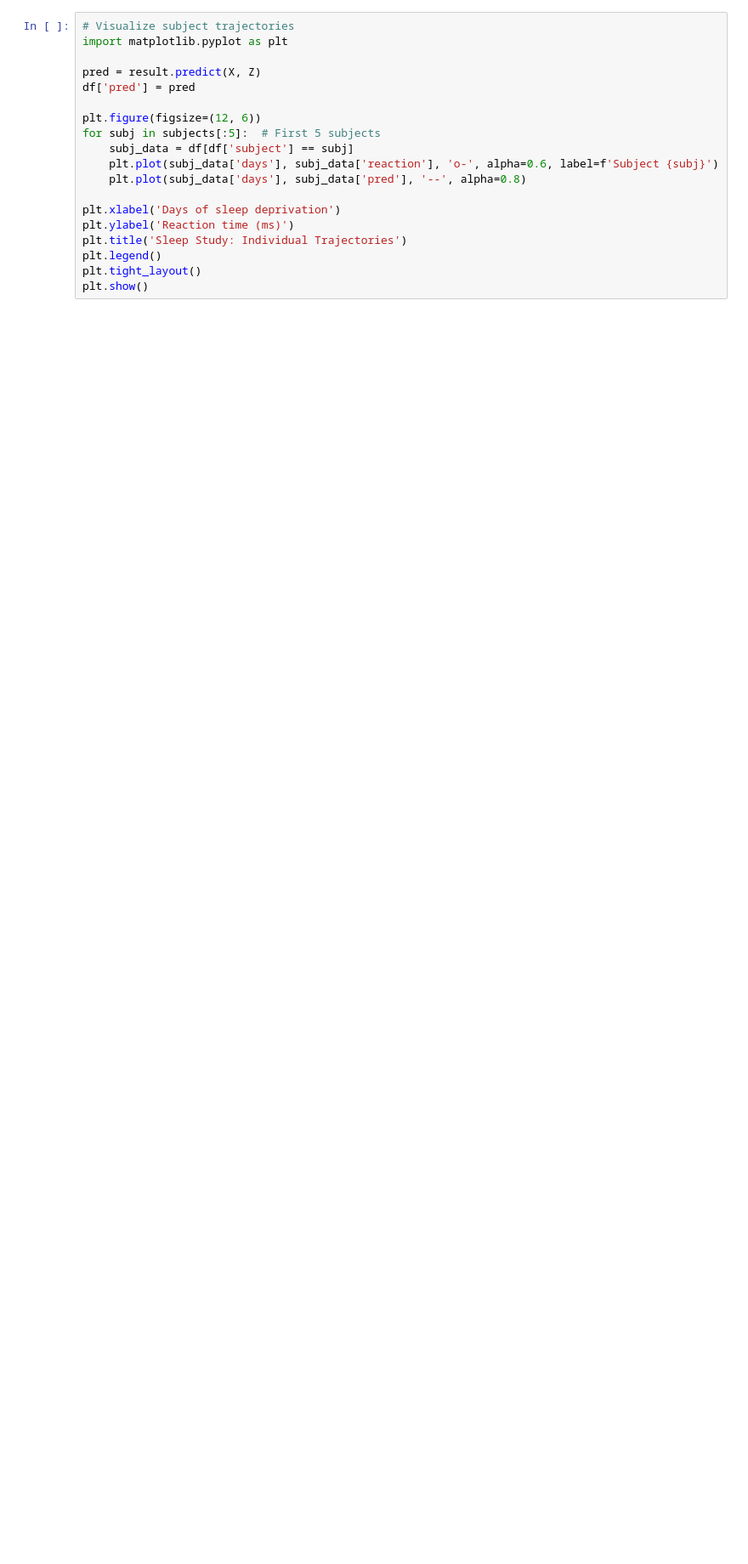
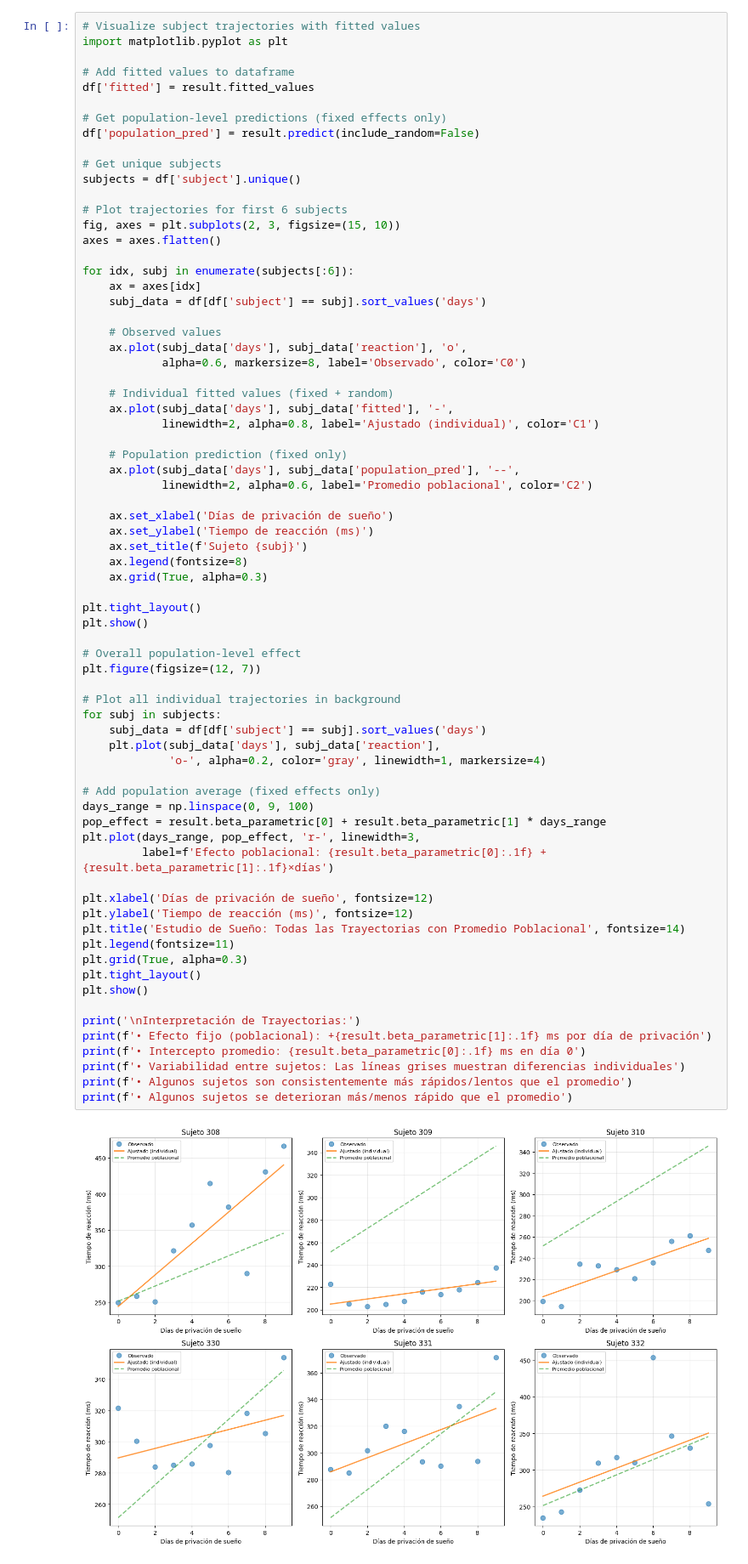
Before and after one commit to Matcraft94/Aurora-GLM, a Jupyter notebook: examples/06_case_studies/04_sleep_study_gamm.ipynb, the cells around one changed output. Shown at 85% size. Drawn from its saved outputs; the diff is of its cells as text; blank space fills up the shorter version.

```diff
--- a/examples/06_case_studies/04_sleep_study_gamm.ipynb
+++ b/examples/06_case_studies/04_sleep_study_gamm.ipynb
@@ -40,19 +163,73 @@ print(f'Random effects SD: {np.sqrt(result.random_effects_variance):.1f}')
 # %%
-# Visualize subject trajectories
+# Visualize subject trajectories with fitted values
 import matplotlib.pyplot as plt
 
-pred = result.predict(X, Z)
-df['pred'] = pred
+# Add fitted values to dataframe
+df['fitted'] = result.fitted_values
 
-plt.figure(figsize=(12, 6))
-for subj in subjects[:5]:  # First 5 subjects
-    subj_data = df[df['subject'] == subj]
-    plt.plot(subj_data['days'], subj_data['reaction'], 'o-', alpha=0.6, label=f'Subject {subj}')
-    plt.plot(subj_data['days'], subj_data['pred'], '--', alpha=0.8)
+# Get population-level predictions (fixed effects only)
+df['population_pred'] = result.predict(include_random=False)
 
-plt.xlabel('Days of sleep deprivation')
-plt.ylabel('Reaction time (ms)')
-plt.title('Sleep Study: Individual Trajectories')
-plt.legend()
+# Get unique subjects
+subjects = df['subject'].unique()
+
+# Plot trajectories for first 6 subjects
+fig, axes = plt.subplots(2, 3, figsize=(15, 10))
+axes = axes.flatten()
+
+for idx, subj in enumerate(subjects[:6]):
+    ax = axes[idx]
+    subj_data = df[df['subject'] == subj].sort_values('days')
+
+    # Observed values
+    ax.plot(subj_data['days'], subj_data['reaction'], 'o',
+            alpha=0.6, markersize=8, label='Observado', color='C0')
+
+    # Individual fitted values (fixed + random)
+    ax.plot(subj_data['days'], subj_data['fitted'], '-',
+            linewidth=2, alpha=0.8, label='Ajustado (individual)', color='C1')
+
+    # Population prediction (fixed only)
+    ax.plot(subj_data['days'], subj_data['population_pred'], '--',
+            linewidth=2, alpha=0.6, label='Promedio poblacional', color='C2')
+
+    ax.set_xlabel('Días de privación de sueño')
+    ax.set_ylabel('Tiempo de reacción (ms)')
+    ax.set_title(f'Sujeto {subj}')
+    ax.legend(fontsize=8)
+    ax.grid(True, alpha=0.3)
+
 plt.tight_layout()
 plt.show()
+
+# Overall population-level effect
+plt.figure(figsize=(12, 7))
+
+# Plot all individual trajectories in background
+for subj in subjects:
+    subj_data = df[df['subject'] == subj].sort_values('days')
+    plt.plot(subj_data['days'], subj_data['reaction'],
+             'o-', alpha=0.2, color='gray', linewidth=1, markersize=4)
+
+# Add population average (fixed effects only)
+days_range = np.linspace(0, 9, 100)
+pop_effect = result.beta_parametric[0] + result.beta_parametric[1] * days_range
+plt.plot(days_range, pop_effect, 'r-', linewidth=3,
+         label=f'Efecto poblacional: {result.beta_parametric[0]:.1f} + {result.beta_parametric[1]:.1f}×días')
+
+plt.xlabel('Días de privación de sueño', fontsize=12)
+plt.ylabel('Tiempo de reacción (ms)', fontsize=12)
+plt.title('Estudio de Sueño: Todas las Trayectorias con Promedio Poblacional', fontsize=14)
+plt.legend(fontsize=11)
+plt.grid(True, alpha=0.3)
+plt.tight_layout()
+plt.show()
+
+print('\nInterpretación de Trayectorias:')
+print(f'• Efecto fijo (poblacional): +{result.beta_parametric[1]:.1f} ms por día de privación')
+print(f'• Intercepto promedio: {result.beta_parametric[0]:.1f} ms en día 0')
+print(f'• Variabilidad entre sujetos: Las líneas grises muestran diferencias individuales')
+print(f'• Algunos sujetos son consistentemente más rápidos/lentos que el promedio')
+print(f'• Algunos sujetos se deterioran más/menos rápido que el promedio')
+# %% [output]
+[figure, added]
```
Also changed, not shown: parts of 6 cells of this notebook, 7 other files.
